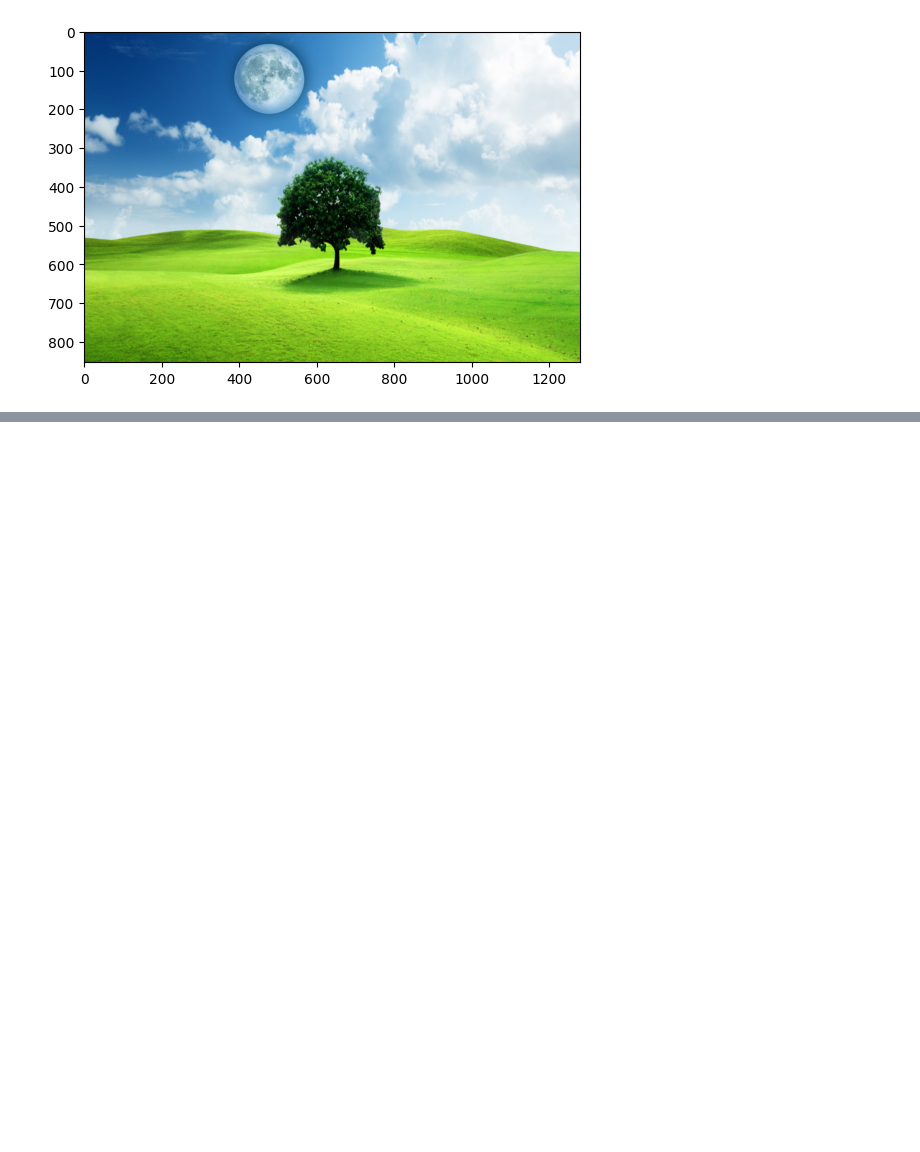
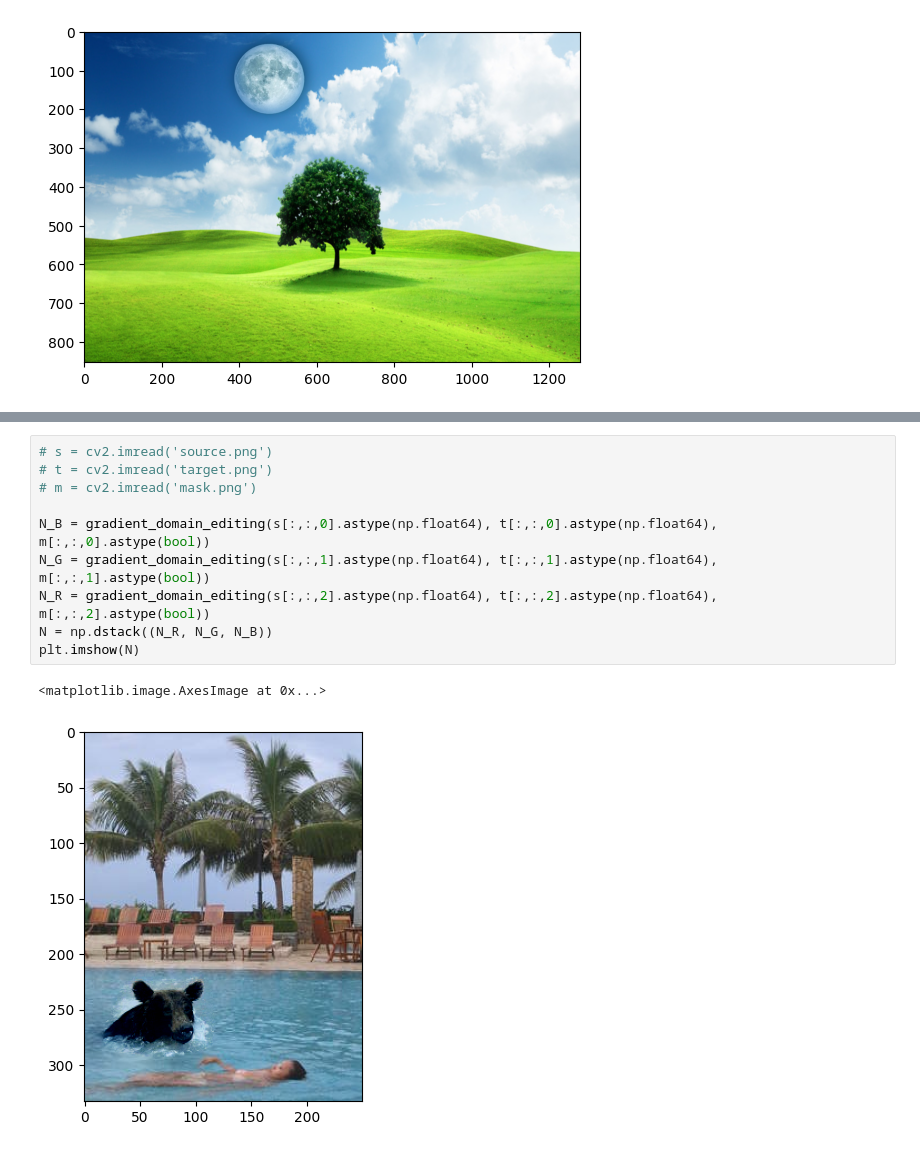
Before and after one commit to chris00234/image_blending_CV, a Jupyter notebook: main.ipynb, the cells around one changed output, grey strips where cells are left out. Drawn from its saved outputs; the diff is of its cells as text; blank space fills up the shorter version.

```diff
--- a/main.ipynb
+++ b/main.ipynb
@@ -182,0 +244,13 @@ plt.imshow(fn_result)
+# %%
+# s = cv2.imread('source.png')
+# t = cv2.imread('target.png')
+# m = cv2.imread('mask.png')
+
+N_B = gradient_domain_editing(s[:,:,0].astype(np.float64), t[:,:,0].astype(np.float64),  m[:,:,0].astype(bool))
+N_G = gradient_domain_editing(s[:,:,1].astype(np.float64), t[:,:,1].astype(np.float64),  m[:,:,1].astype(bool))
+N_R = gradient_domain_editing(s[:,:,2].astype(np.float64), t[:,:,2].astype(np.float64),  m[:,:,2].astype(bool))
+N = np.dstack((N_R, N_G, N_B))
+plt.imshow(N)
+# %% [output]
+<matplotlib.image.AxesImage at 0x...>
+[figure, added]
```
Also changed, not shown: parts of 6 cells of this notebook, 6 other files.
